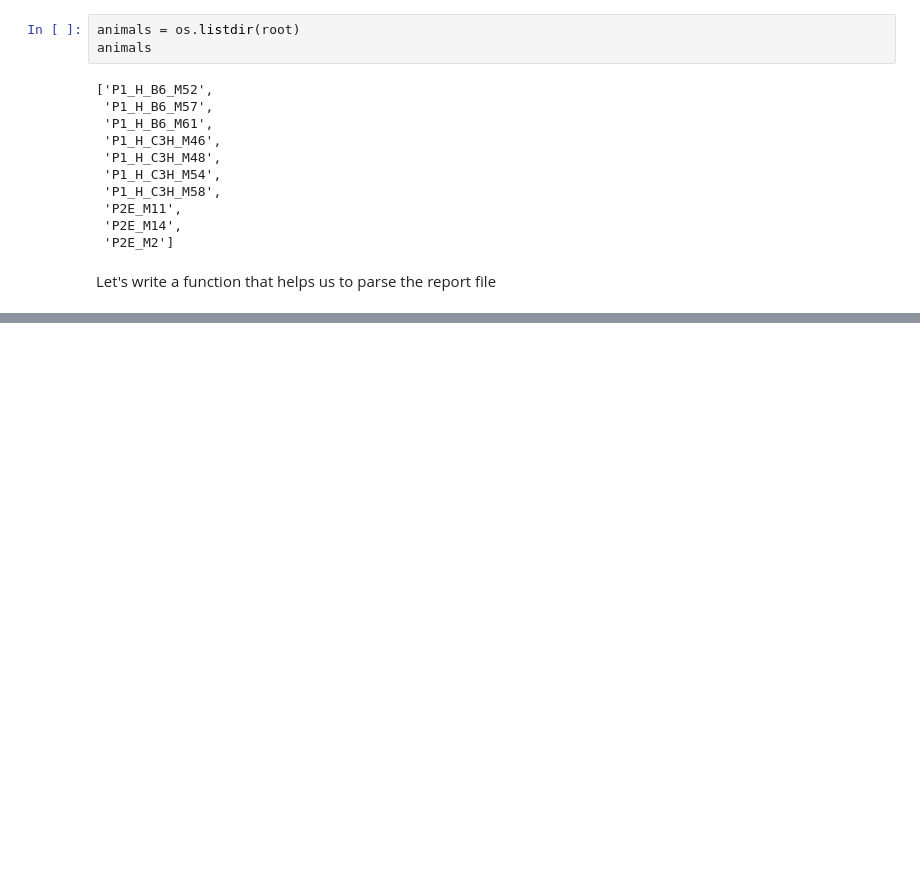
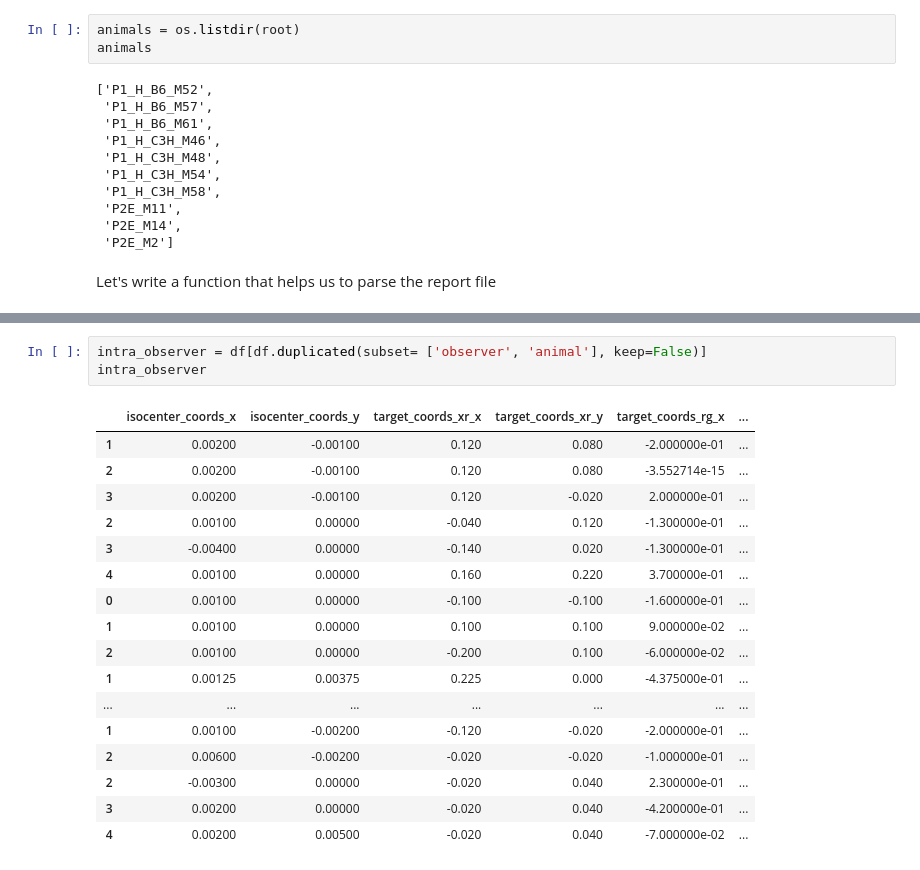
Before and after one commit to jo-mueller/radiographic_workflow_evaluation, a Jupyter notebook: Evaluate_observer_variations.ipynb, the cells around one changed output, grey strips where cells are left out. Drawn from its saved outputs; the diff is of its cells as text; blank space fills up the shorter version.

```diff
--- a/Evaluate_observer_variations.ipynb
+++ b/Evaluate_observer_variations.ipynb
@@ -178,0 +212,21 @@ for key in measurement_items:
+# %%
+intra_observer = df[df.duplicated(subset= ['observer', 'animal'], keep=False)]
+intra_observer
+# %% [output]
+|  | isocenter_coords_x | isocenter_coords_y | target_coords_xr_x | target_coords_xr_y | target_coords_rg_x | ... |
+| 1 | 0.00200 | -0.00100 | 0.120 | 0.080 | -2.000000e-01 | ... |
+| 2 | 0.00200 | -0.00100 | 0.120 | 0.080 | -3.552714e-15 | ... |
+| 3 | 0.00200 | -0.00100 | 0.120 | -0.020 | 2.000000e-01 | ... |
+| 2 | 0.00100 | 0.00000 | -0.040 | 0.120 | -1.300000e-01 | ... |
+| 3 | -0.00400 | 0.00000 | -0.140 | 0.020 | -1.300000e-01 | ... |
+| 4 | 0.00100 | 0.00000 | 0.160 | 0.220 | 3.700000e-01 | ... |
+| 0 | 0.00100 | 0.00000 | -0.100 | -0.100 | -1.600000e-01 | ... |
+| 1 | 0.00100 | 0.00000 | 0.100 | 0.100 | 9.000000e-02 | ... |
+| 2 | 0.00100 | 0.00000 | -0.200 | 0.100 | -6.000000e-02 | ... |
+| 1 | 0.00125 | 0.00375 | 0.225 | 0.000 | -4.375000e-01 | ... |
+| ... | ... | ... | ... | ... | ... | ... |
+| 1 | 0.00100 | -0.00200 | -0.120 | -0.020 | -2.000000e-01 | ... |
+| 2 | 0.00600 | -0.00200 | -0.020 | -0.020 | -1.000000e-01 | ... |
+| 2 | -0.00300 | 0.00000 | -0.020 | 0.040 | 2.300000e-01 | ... |
+| 3 | 0.00200 | 0.00000 | -0.020 | 0.040 | -4.200000e-01 | ... |
+| 4 | 0.00200 | 0.00500 | -0.020 | 0.040 | -7.000000e-02 | ... |
```
Also changed, not shown: parts of 21 cells of this notebook.
